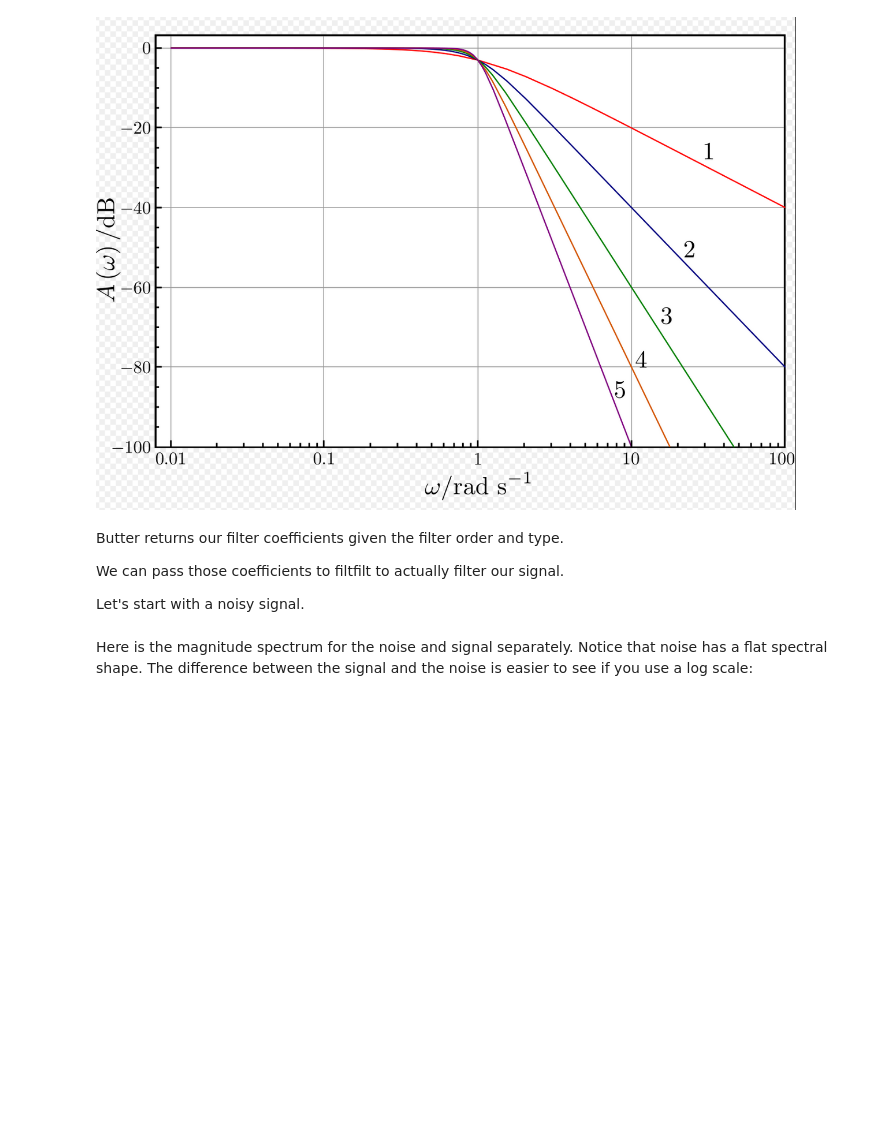
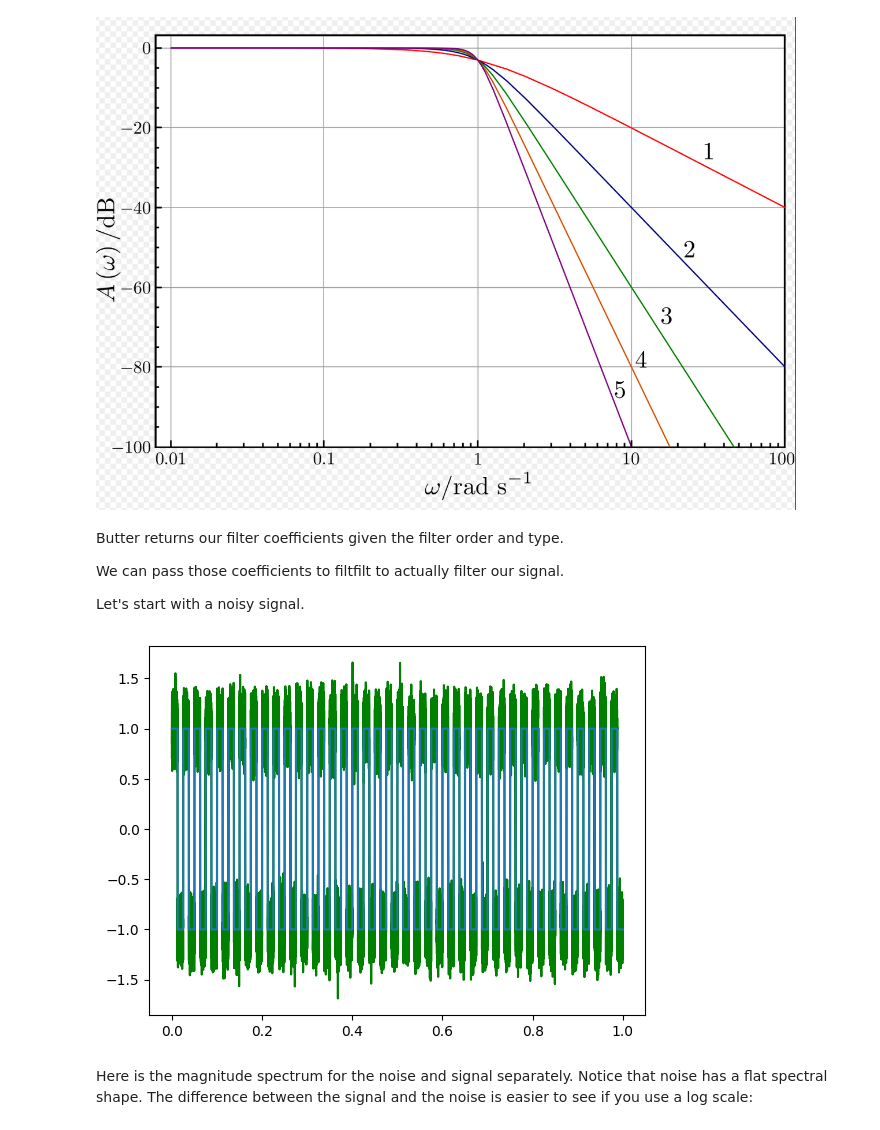
Before and after one commit to adityarpawar1902/AudioTechII, a Jupyter notebook: Lectures-Blank/Lesson08_DelayAndFilters.ipynb, the cells around one changed output. Drawn from its saved outputs; the diff is of its cells as text; code cells hidden in the pictures; blank space fills up the shorter version.

```diff
--- a/Lectures-Blank/Lesson08_DelayAndFilters.ipynb
+++ b/Lectures-Blank/Lesson08_DelayAndFilters.ipynb
@@ -157,5 +157,16 @@ Butter returns our filter coefficients given the filter order and type.
 We can pass those coefficients to filtfilt to actually filter our signal.
 
 Let's start with a noisy signal.
+# %%
+np.random.seed(60)   # repeatable results
+f0 = 40
+fs = 44100
+t = np.arange(0,1,1/fs)
+signal = square(2*np.pi*f0*t)
+noise = 0.15*np.random.randn(signal.size)
+
+plt.plot(t, signal+noise, 'g', t, signal);
+# %% [output]
+[figure, added]
 # %% [markdown]
 Here is the magnitude spectrum for the noise and signal separately. Notice that noise has a flat spectral shape. The difference between the signal and the noise is easier to see if you use a log scale:
```
Also changed, not shown: parts of 11 cells of this notebook.
